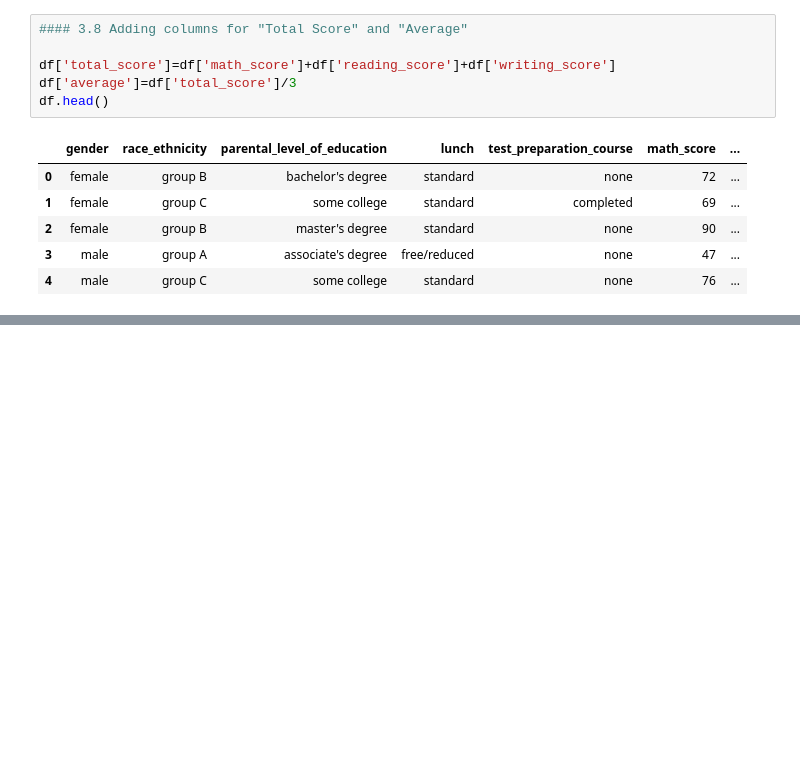
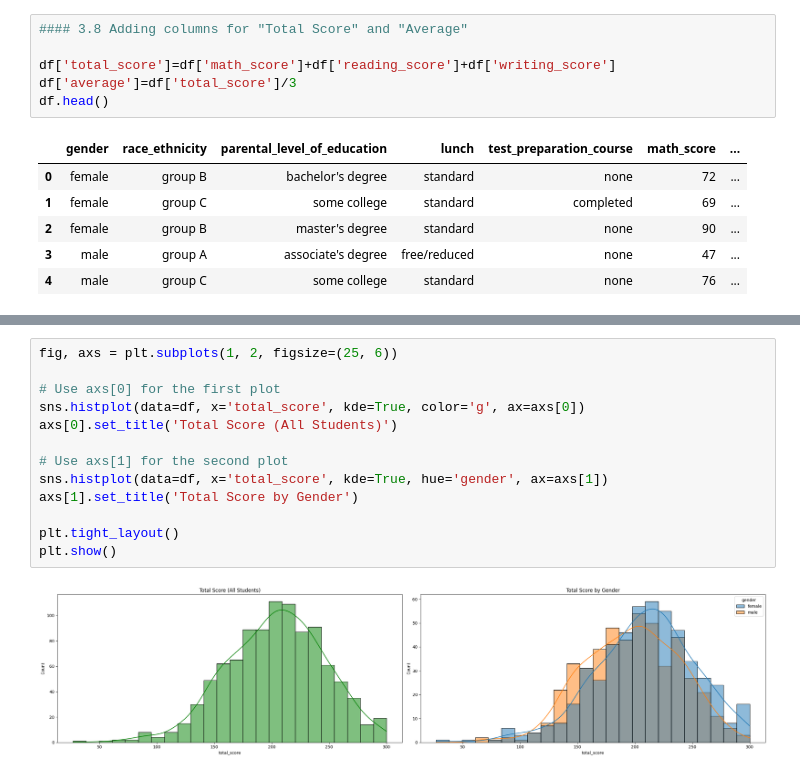
Before and after one commit to rui-2002/mlproject, a Jupyter notebook: notebook/1. EDA Student.ipynb, the cells around one changed output, grey strips where cells are left out. Cells and saved outputs as stored; diff of their text form; blank space fills up the shorter version.

```diff
--- a/notebook/1. EDA Student.ipynb
+++ b/notebook/1. EDA Student.ipynb
@@ -211,0 +247,15 @@ print(f"Number of students with less than 20 marks in Writing: ",{writing_})
+# %%
+fig, axs = plt.subplots(1, 2, figsize=(25, 6))
+
+# Use axs[0] for the first plot
+sns.histplot(data=df, x='total_score', kde=True, color='g', ax=axs[0])
+axs[0].set_title('Total Score (All Students)')
+
+# Use axs[1] for the second plot
+sns.histplot(data=df, x='total_score', kde=True, hue='gender', ax=axs[1])
+axs[1].set_title('Total Score by Gender')
+
+plt.tight_layout()
+plt.show()
+# %% [output]
+[figure, added]
```
Also changed, not shown: parts of 16 cells of this notebook, 1 other file.
